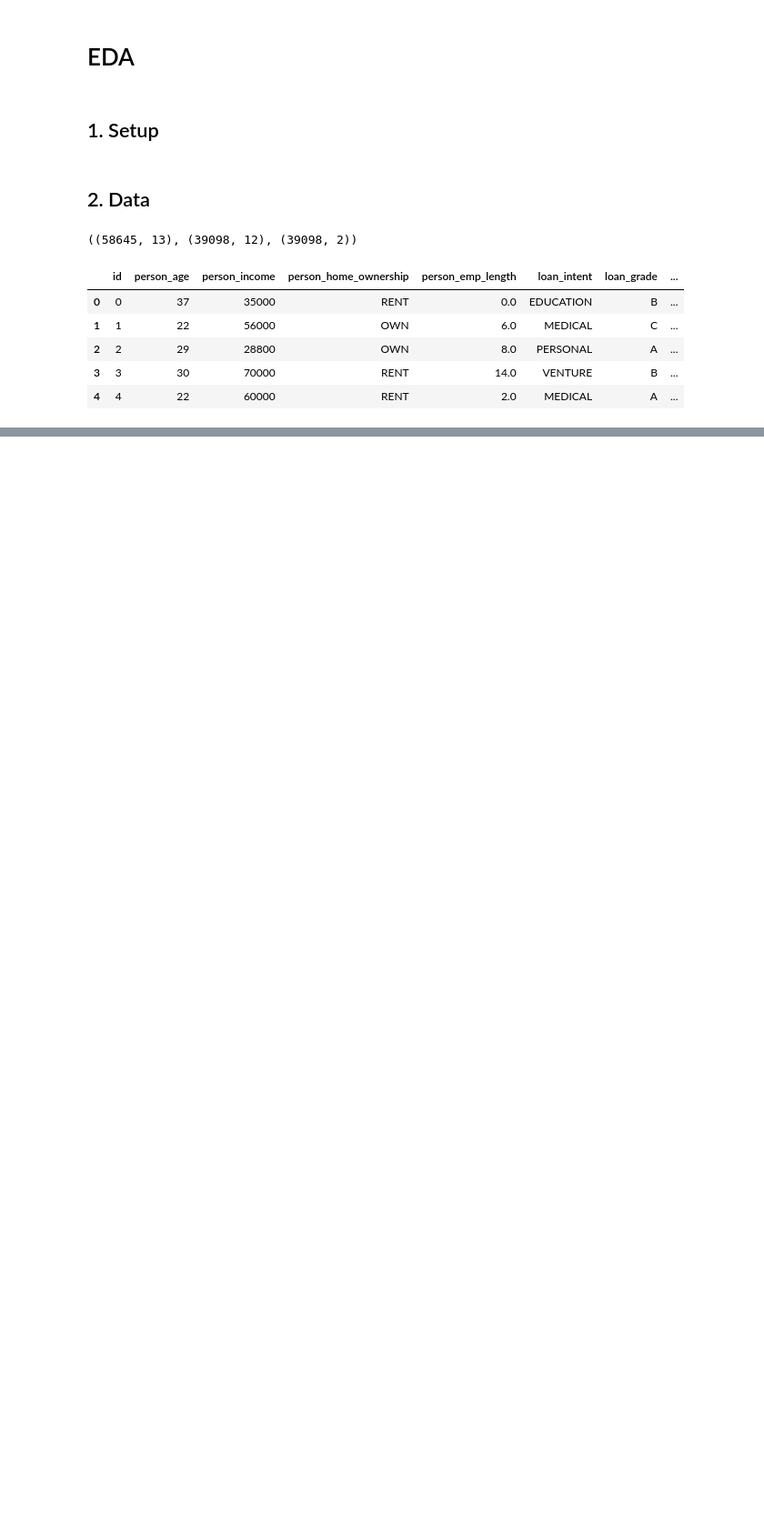
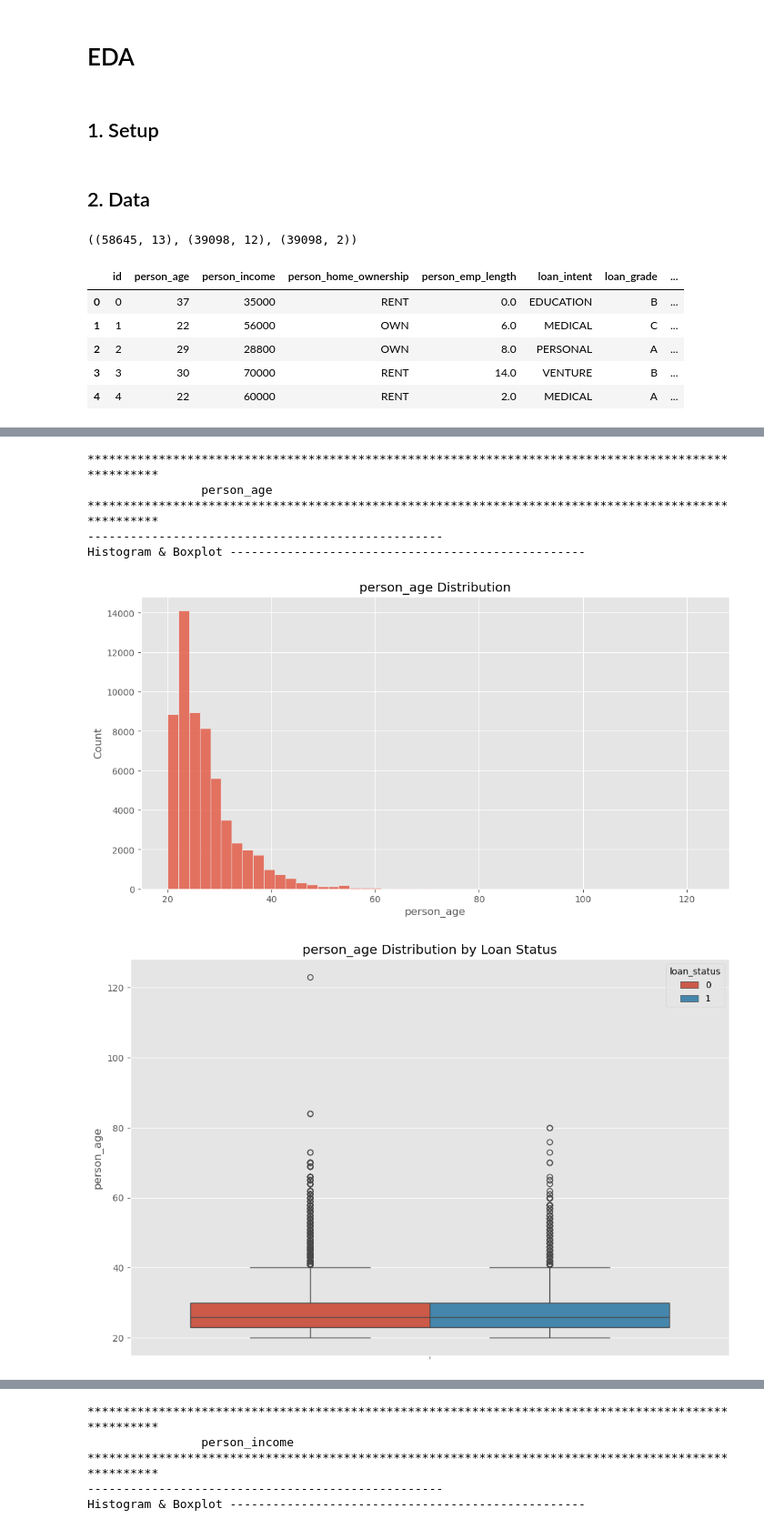
Before and after one commit to shahp7575/kpg_oct2024, a Jupyter notebook: notebooks/01_EDA.ipynb, the cells around one changed output, grey strips where cells are left out. Shown at 91% size. Drawn from its saved outputs; the diff is of its cells as text; code cells hidden in the pictures; blank space fills up the shorter version.

```diff
--- a/notebooks/01_EDA.ipynb
+++ b/notebooks/01_EDA.ipynb
@@ -3,7 +3,14 @@
 # %% [markdown]
 ## 1. Setup
 # %%
+import numpy as np
 import pandas as pd
+import matplotlib.pyplot as plt
+import seaborn as sns
+from ydata_profiling import ProfileReport
+
+%matplotlib inline
+plt.style.use('ggplot')
 # %% [markdown]
 ## 2. Data
 # %%
@@ -39,0 +157,3 @@ df_train.describe()
+# %%
+NUM_COLS = ['person_age', 'person_income', 'person_emp_length', 'loan_amnt', 'loan_int_rate', 'loan_percent_income', 'cb_person_cred_hist_length']
+CAT_COLS = ['person_home_ownership', 'loan_intent', 'loan_grade', 'cb_person_default_on_file', 'loan_status']
@@ -39,0 +166,21 @@ df_train.describe()
+# %%
+for num in NUM_COLS:
+    print("*"*100)
+    print(f"\t\t{num}")
+    print("*"*100)
+    print("-"*50, "\nHistogram & Boxplot", "-"*50)
+    plot_hist(df_train, col=num, title=f"{num} Distribution")
+    plot_box(df_train, col=num, hue='loan_status', title=f"{num} Distribution by Loan Status")
+    print("-"*50, "\nExtremes", "-"*50)
+    print(num_stat_summary(df_train, col=num))
+    print("-"*50, "\nRelationship with Loan Status", "-"*50)
+    plot_numerical_vs_numerical(df_train, num, 'loan_status')
+    print("\n\n\n")
+# %% [output]
+****************************************************************************************************
+                person_age
+****************************************************************************************************
+--------------------------------------------------
+Histogram & Boxplot --------------------------------------------------
+[figure, added]
+[figure, added]
@@ -39,0 +207,5 @@ df_train.describe()
+****************************************************************************************************
+                person_income
+****************************************************************************************************
+--------------------------------------------------
+Histogram & Boxplot --------------------------------------------------
```
Also changed, not shown: parts of 11 cells of this notebook, 2 other files.
